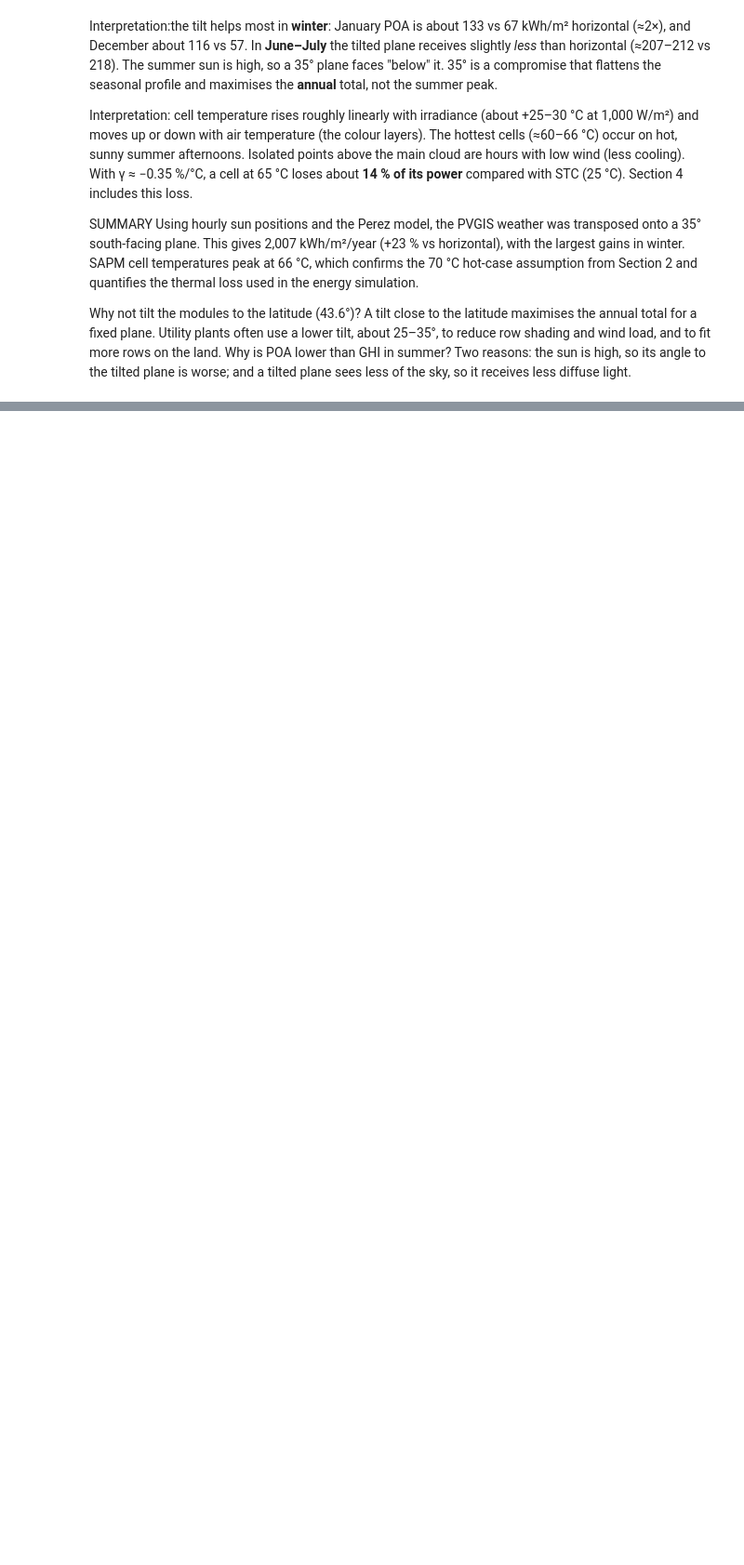
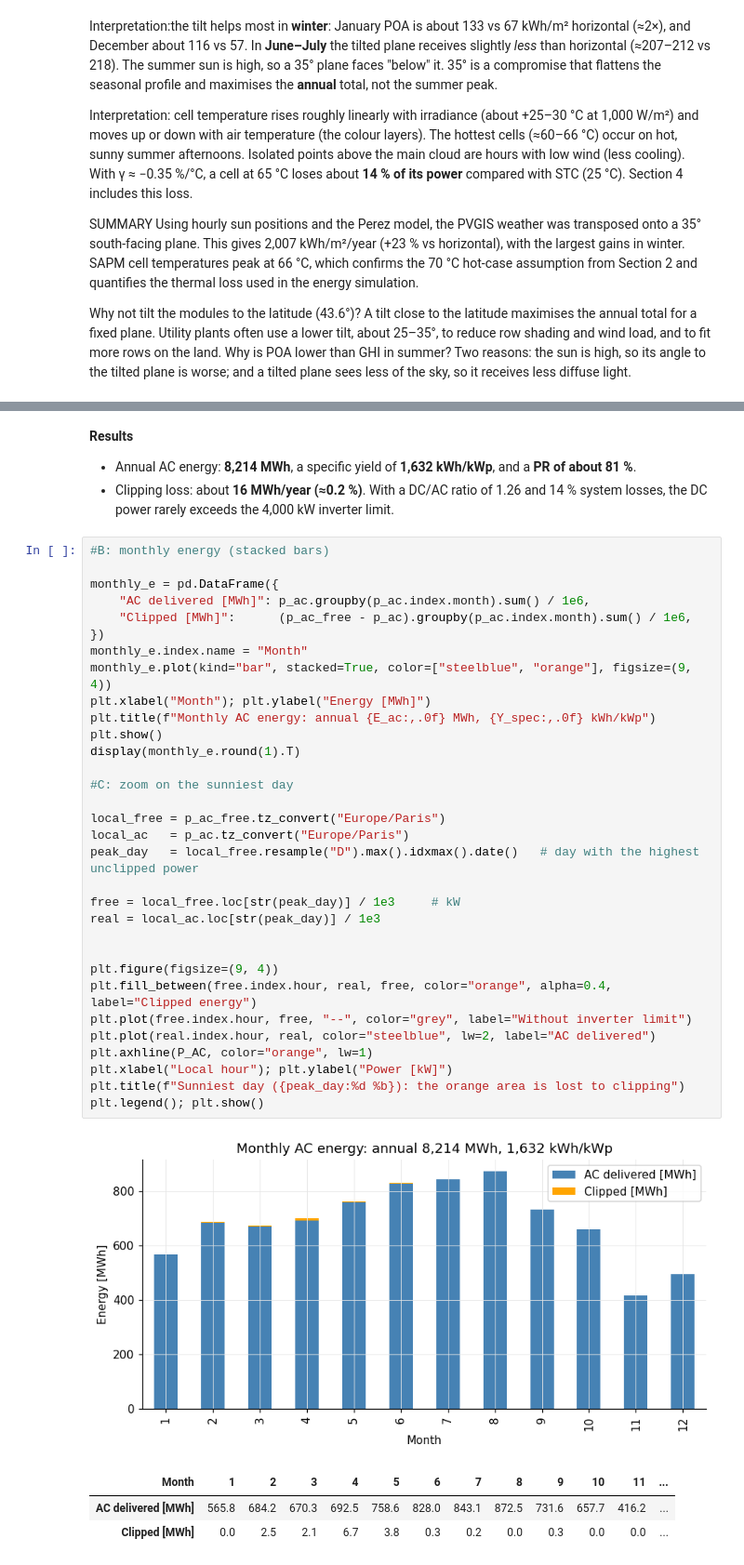
Before and after one commit to maduakordavid01-ui/solar-pv-python, a Jupyter notebook: 01_my_pv_simulation.ipynb, the cells around one changed output, grey strips where cells are left out. Shown at 93% size. Cells and saved outputs as stored; diff of their text form; blank space fills up the shorter version.

Commit message:
Section 4: energy simulation and clipping

```diff
--- a/01_my_pv_simulation.ipynb
+++ b/01_my_pv_simulation.ipynb
@@ -357,0 +414,41 @@ Why is POA lower than GHI in summer? Two reasons: the sun is high, so its angle
+# %% [markdown]
+**Results**
+- Annual AC energy: **8,214 MWh**, a specific yield of **1,632 kWh/kWp**, and a **PR of about 81 %**.
+- Clipping loss: about **16 MWh/year (≈0.2 %)**. With a DC/AC ratio of 1.26 and 14 % system losses, the DC power rarely exceeds the 4,000 kW inverter limit.
+# %%
+#B: monthly energy (stacked bars)
+
+monthly_e = pd.DataFrame({
+    "AC delivered [MWh]": p_ac.groupby(p_ac.index.month).sum() / 1e6,
+    "Clipped [MWh]":      (p_ac_free - p_ac).groupby(p_ac.index.month).sum() / 1e6,
+})
+monthly_e.index.name = "Month"
+monthly_e.plot(kind="bar", stacked=True, color=["steelblue", "orange"], figsize=(9, 4))
+plt.xlabel("Month"); plt.ylabel("Energy [MWh]")
+plt.title(f"Monthly AC energy: annual {E_ac:,.0f} MWh, {Y_spec:,.0f} kWh/kWp")
+plt.show()
+display(monthly_e.round(1).T)
+
+#C: zoom on the sunniest day
+
+local_free = p_ac_free.tz_convert("Europe/Paris")
+local_ac   = p_ac.tz_convert("Europe/Paris")
+peak_day   = local_free.resample("D").max().idxmax().date()   # day with the highest unclipped power
+
+free = local_free.loc[str(peak_day)] / 1e3     # kW
+real = local_ac.loc[str(peak_day)] / 1e3
+
+
+plt.figure(figsize=(9, 4))
+plt.fill_between(free.index.hour, real, free, color="orange", alpha=0.4, label="Clipped energy")
+plt.plot(free.index.hour, free, "--", color="grey", label="Without inverter limit")
+plt.plot(real.index.hour, real, color="steelblue", lw=2, label="AC delivered")
+plt.axhline(P_AC, color="orange", lw=1)
+plt.xlabel("Local hour"); plt.ylabel("Power [kW]")
+plt.title(f"Sunniest day ({peak_day:%d %b}): the orange area is lost to clipping")
+plt.legend(); plt.show()
+# %% [output]
+[figure, added]
+| Month | 1 | 2 | 3 | 4 | 5 | 6 | 7 | 8 | 9 | 10 | 11 | ... |
+| AC delivered [MWh] | 565.8 | 684.2 | 670.3 | 692.5 | 758.6 | 828.0 | 843.1 | 872.5 | 731.6 | 657.7 | 416.2 | ... |
+| Clipped [MWh] | 0.0 | 2.5 | 2.1 | 6.7 | 3.8 | 0.3 | 0.2 | 0.0 | 0.3 | 0.0 | 0.0 | ... |
```
Also changed, not shown: parts of 5 cells of this notebook.
